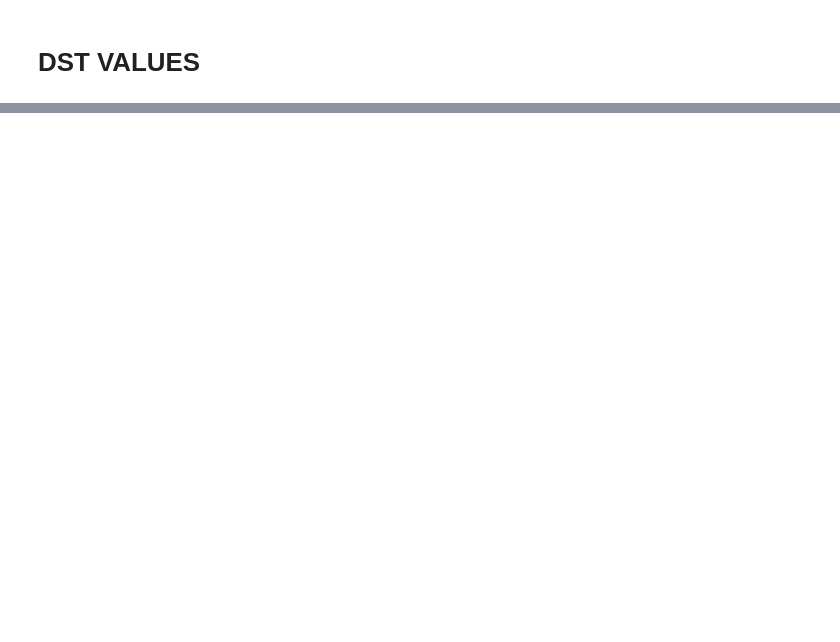
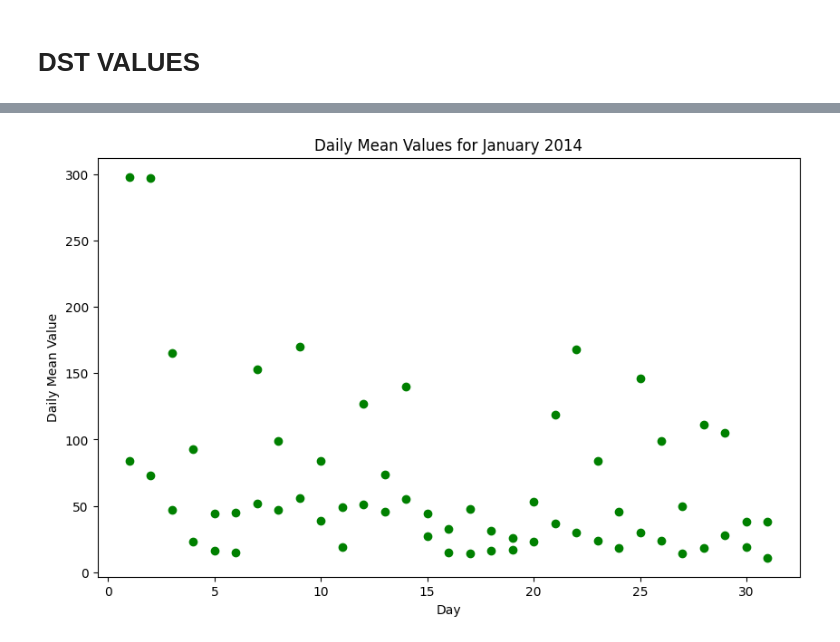
Before and after one commit to chinmayiacharya003/Ionospheric-TEC-predictions, a Jupyter notebook: data_visualization.ipynb, the cells around one changed output, grey strips where cells are left out. Cells and saved outputs as stored; diff of their text form; code cells hidden in the pictures; blank space fills up the shorter version.

```diff
--- a/data_visualization.ipynb
+++ b/data_visualization.ipynb
@@ -24,0 +66,11 @@ df.to_csv('Ionospheric-TEC-predictions/Data/DST.csv')
+# %%
+january_2014 = dst[(dst['YY'] == '14') & (dst['MM'] == '01')]
+
+plt.figure(figsize=(10, 6))
+plt.scatter(january_2014['DD'].astype(int), january_2014['DAILY MEAN VALUE'], color='g')
+plt.title('Daily Mean Values for January 2014')
+plt.xlabel('Day')
+plt.ylabel('Daily Mean Value')
+plt.show()
+# %% [output]
+[figure, added]
```
Also changed, not shown: parts of 8 cells of this notebook, 3 other files.
